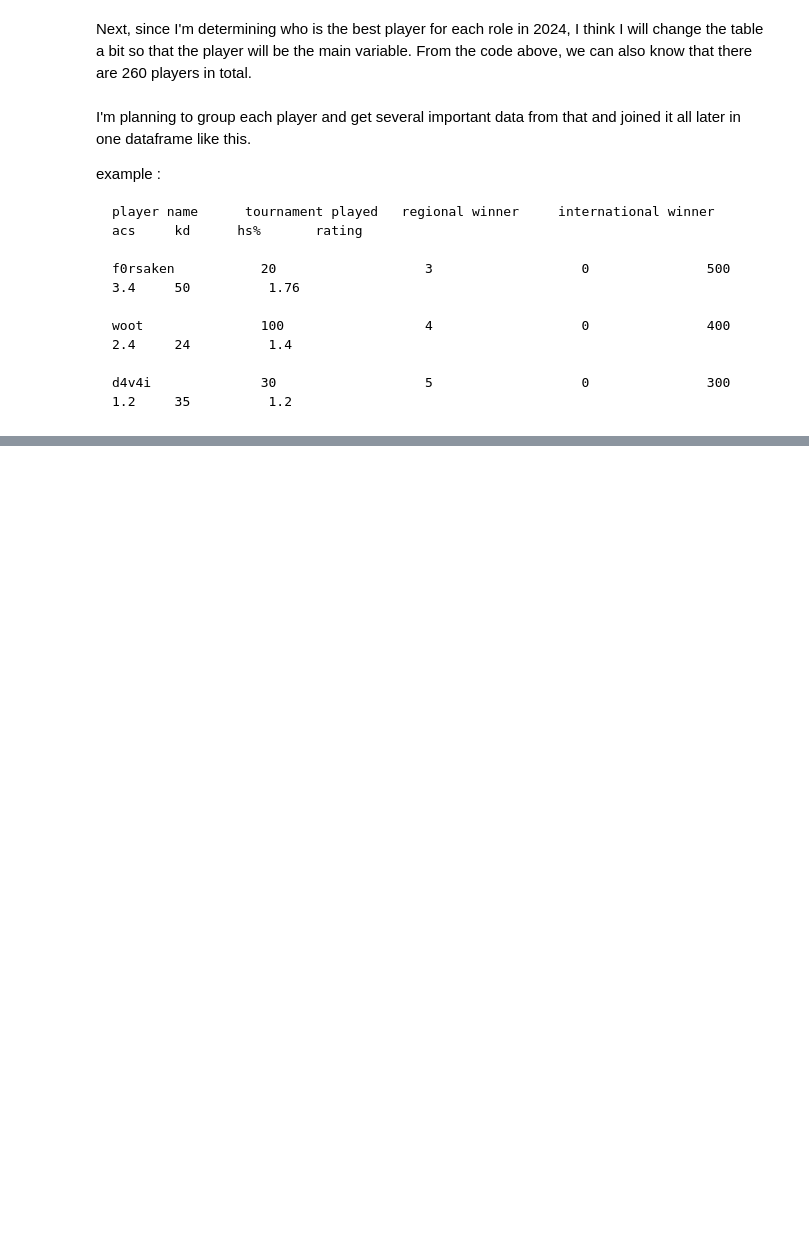
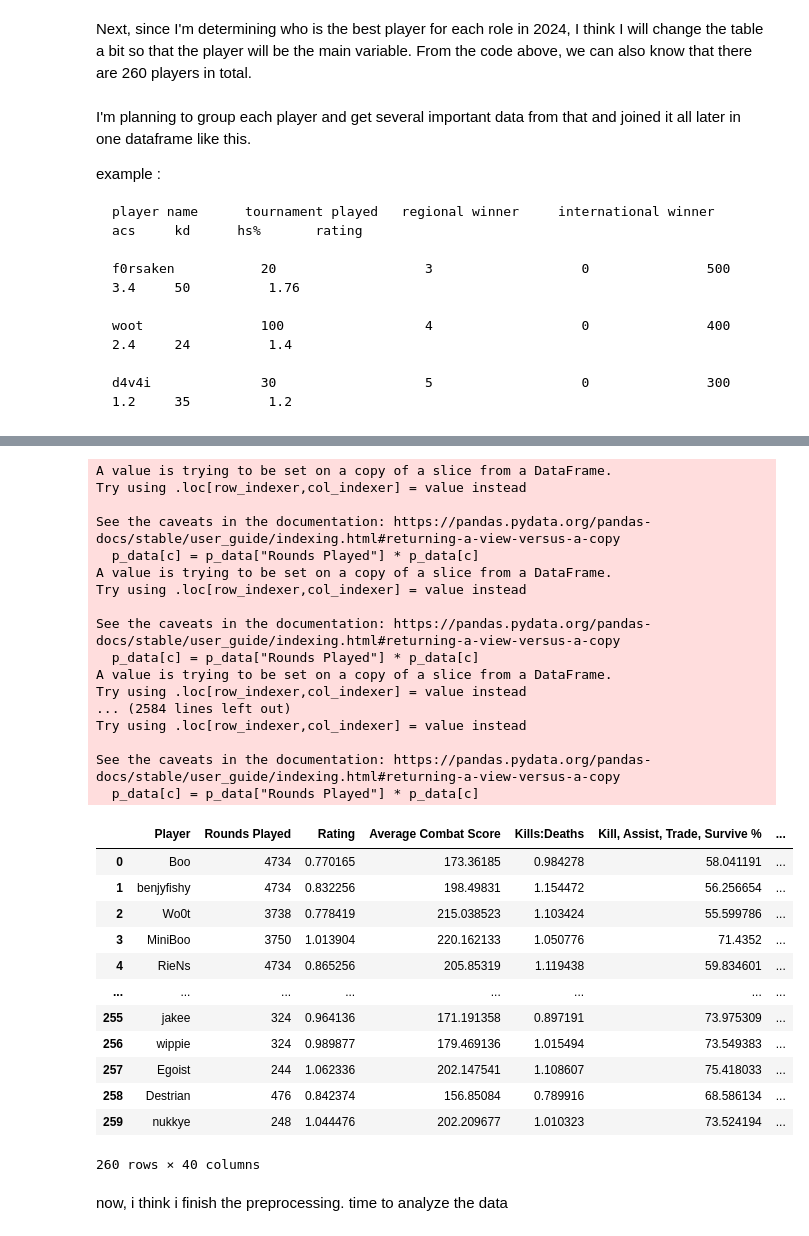
Before and after one commit to nabilrakaiza/val_project, a Jupyter notebook: notebook.ipynb, the cells around one changed output, grey strips where cells are left out. Cells and saved outputs as stored; diff of their text form; code cells hidden in the pictures; blank space fills up the shorter version.

```diff
--- a/notebook.ipynb
+++ b/notebook.ipynb
@@ -70,0 +112,2 @@ player_data = player_data[~player_data["Agents"].str.contains(",")]
+# %%
+tournament_list = player_data["Tournament"].unique().tolist()
@@ -116,0 +277,46 @@ data.get_group("Boo")
+# %%
+player_list = player_data["Player"].unique().tolist()
+series_list = []
+
+for player in player_list:
+    player_vct_data = get_data_from_player(player_data, player)
+    series_list.append(player_vct_data)
+
+dataframe_player = pd.concat(series_list, axis = 1).T
+
+cols = dataframe_player.columns.tolist()
+dataframe_player = dataframe_player[[cols[-1]] + cols[:-1]]
+dataframe_player
+# %% [output]
+A value is trying to be set on a copy of a slice from a DataFrame.
+Try using .loc[row_indexer,col_indexer] = value instead
+
+See the caveats in the documentation: https://pandas.pydata.org/pandas-docs/stable/user_guide/indexing.html#returning-a-view-versus-a-copy
+  p_data[c] = p_data["Rounds Played"] * p_data[c]
+A value is trying to be set on a copy of a slice from a DataFrame.
+Try using .loc[row_indexer,col_indexer] = value instead
+
+See the caveats in the documentation: https://pandas.pydata.org/pandas-docs/stable/user_guide/indexing.html#returning-a-view-versus-a-copy
+  p_data[c] = p_data["Rounds Played"] * p_data[c]
+A value is trying to be set on a copy of a slice from a DataFrame.
+Try using .loc[row_indexer,col_indexer] = value instead
+... (2584 lines left out)
+Try using .loc[row_indexer,col_indexer] = value instead
+
+See the caveats in the documentation: https://pandas.pydata.org/pandas-docs/stable/user_guide/indexing.html#returning-a-view-versus-a-copy
+  p_data[c] = p_data["Rounds Played"] * p_data[c]
+|  | Player | Rounds Played | Rating | Average Combat Score | Kills:Deaths | Kill, Assist, Trade, Survive % | ... |
+| 0 | Boo | 4734 | 0.770165 | 173.36185 | 0.984278 | 58.041191 | ... |
+| 1 | benjyfishy | 4734 | 0.832256 | 198.49831 | 1.154472 | 56.256654 | ... |
+| 2 | Wo0t | 3738 | 0.778419 | 215.038523 | 1.103424 | 55.599786 | ... |
+| 3 | MiniBoo | 3750 | 1.013904 | 220.162133 | 1.050776 | 71.4352 | ... |
+| 4 | RieNs | 4734 | 0.865256 | 205.85319 | 1.119438 | 59.834601 | ... |
+| ... | ... | ... | ... | ... | ... | ... | ... |
+| 255 | jakee | 324 | 0.964136 | 171.191358 | 0.897191 | 73.975309 | ... |
+| 256 | wippie | 324 | 0.989877 | 179.469136 | 1.015494 | 73.549383 | ... |
+| 257 | Egoist | 244 | 1.062336 | 202.147541 | 1.108607 | 75.418033 | ... |
+| 258 | Destrian | 476 | 0.842374 | 156.85084 | 0.789916 | 68.586134 | ... |
+| 259 | nukkye | 248 | 1.044476 | 202.209677 | 1.010323 | 73.524194 | ... |
+260 rows × 40 columns
+# %% [markdown]
+now, i think i finish the preprocessing. time to analyze the data
```
Also changed, not shown: parts of 11 cells of this notebook.
